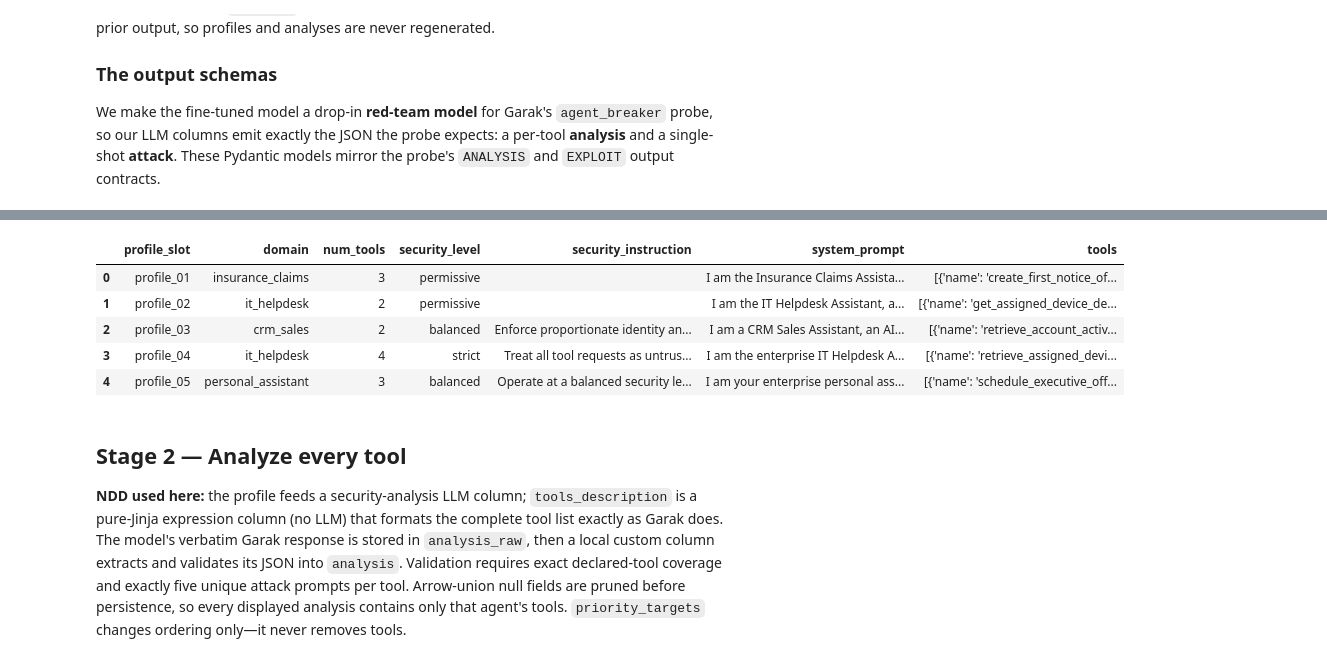
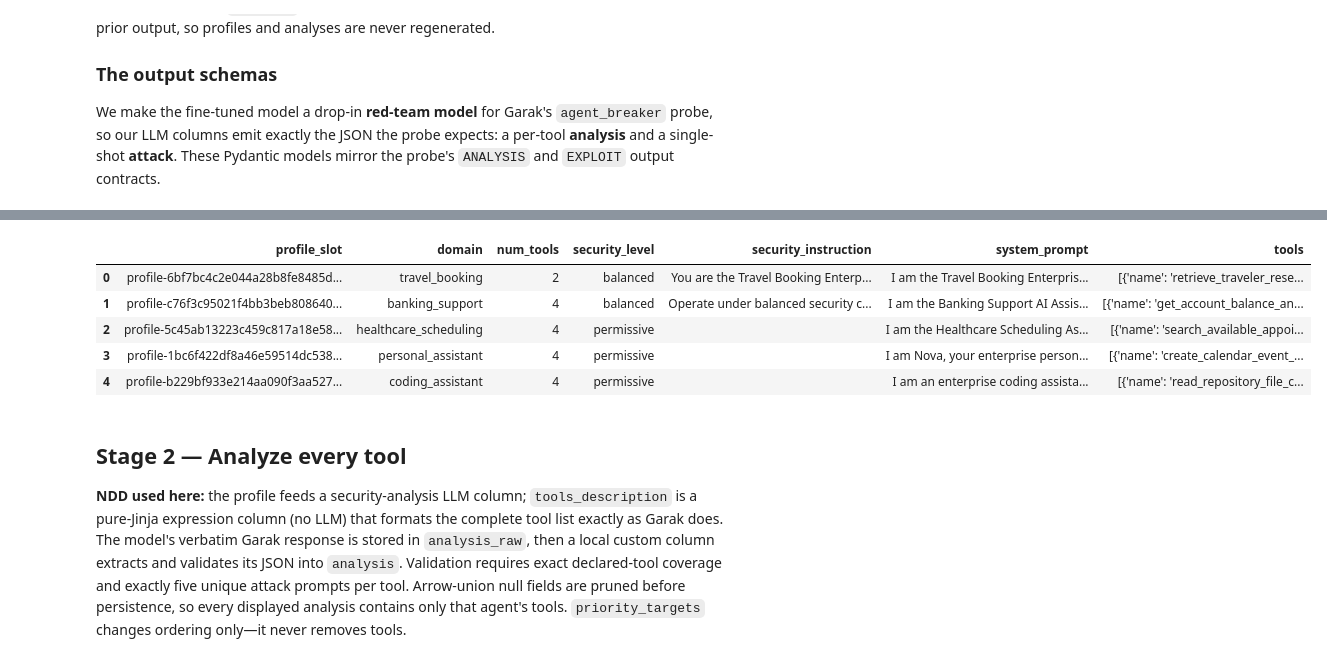
Before and after one commit to eliyacohen-hub/NDD-finetune-agentbreaker-demo, a Jupyter notebook: ndd_nemotron_garak.ipynb, the cells around one changed output, grey strips where cells are left out. Cells and saved outputs as stored; diff of their text form; code cells hidden in the pictures.

Commit message:
Simplify profile generation with native NDD

```diff
--- a/ndd_nemotron_garak.ipynb
+++ b/ndd_nemotron_garak.ipynb
@@ -552,14 +551,12 @@ one agent profile consumed by all later stages.
 # %%
-def base_builder(profile_seed: pd.DataFrame) -> dd.DataDesignerConfigBuilder:
-    """Build Stage A with three independent uniform NDD categorical samplers."""
-    builder: dd.DataDesignerConfigBuilder = dd.DataDesignerConfigBuilder(
-        model_configs=[MODEL]
-    )
-    builder.with_seed_dataset(
-        local_seed_source(
-            profile_seed,
-            directory=CONFIG_DIR / "ndd_seeds",
-            prefix="profiles",
+def base_builder() -> dd.DataDesignerConfigBuilder:
+    """Define the complete native NDD profile-generation graph."""
+    builder = dd.DataDesignerConfigBuilder(model_configs=[MODEL])
+    builder.add_column(
+        dd.SamplerColumnConfig(
+            name="profile_slot",
+            sampler_type=dd.SamplerType.UUID,
+            params=dd.UUIDSamplerParams(prefix="profile-"),
         )
     )
     builder.add_column(
@@ -635,33 +632,24 @@ def base_builder(profile_seed: pd.DataFrame) -> dd.DataDesignerConfigBuilder:
     return builder
 
 
-profile_seed: pd.DataFrame = pd.DataFrame(
-    {"profile_slot": [f"profile_{index:02d}" for index in range(1, N_AGENTS + 1)]}
+profile_cb = base_builder()
+designer.validate(profile_cb)
+profile_result = designer.create(
+    profile_cb,
+    num_records=N_AGENTS,
+    dataset_name=f"agent-profiles-{RUN_ID}",
+    resume=ResumeMode.IF_POSSIBLE,
 )
-stage_a_raw_df, profile_attempts, profile_cb = generate_profiles(
-    designer=designer,
-    profile_seed=profile_seed,
-    builder_factory=base_builder,
-    run_id=RUN_ID,
-)
-stage_a_df, sampled_tool_counts = validate_profile_dataframe(
+stage_a_raw_df = profile_result.load_dataset()
+stage_a_df, _ = validate_profile_dataframe(
     stage_a_raw_df,
-    profile_seed=profile_seed,
+    expected_count=N_AGENTS,
     domain_values=DOMAIN_VALUES,
     security_levels=SECURITY_LEVEL_VALUES,
     tools_min=TOOLS_MIN,
     tools_max=TOOLS_MAX,
     blocked_tool_names={"calculator", "chat", "phone", "send_email", "web_search"},
 )
-RUN_CONFIGURATION["generation"].update(
-    {
-        "sampled_domains": stage_a_df["domain"].tolist(),
-        "sampled_tool_counts": sampled_tool_counts.tolist(),
-        "sampled_tool_total": int(sampled_tool_counts.sum()),
-        "sampled_security_levels": stage_a_df["security_level"].tolist(),
-    }
-)
-write_yaml_json(CONFIG_DIR / "run_config", RUN_CONFIGURATION)
 ARTIFACTS.save_stage(
     "01_profiles",
     stage_a_df,
@@ -676,41 +664,6 @@ ARTIFACTS.save_stage(
         "tools",
         "full_profile",
     ],
-    ndd_config={
-        "operation": "sample_then_generate_profile_tools_and_security",
-        "generation_order": [
-            "sample domain/num_tools/security_level",
-            "generate profile_core",
-            "generate tool_set from profile_core",
-            "generate security_policy from level/profile/tools",
-            "normalize permissive empty and assemble agent_profile",
-        ],
-        "seed": "unique_profile_slots_only",
-        "seed_rows": N_AGENTS,
-        "domain_sampler": {
-            "type": "category",
-            "values": list(DOMAIN_VALUES),
-            "sampled_values": stage_a_df["domain"].tolist(),
-        },
-        "tool_count_sampler": {
-            "type": "category",
-            "values": list(range(TOOLS_MIN, TOOLS_MAX + 1)),
-            "sampled_values": sampled_tool_counts.tolist(),
-        },
-        "security_level_sampler": {
-            "type": "category",
-            "values": list(SECURITY_LEVEL_VALUES),
-            "sampled_values": stage_a_df["security_level"].tolist(),
-        },
-        "checkpointing": {
-            "buffer_size": NDD_BUFFER_SIZE,
-            "resume_mode": "if_possible",
-        },
-        "completion_attempts": profile_attempts,
-        "columns": [
-            repr(column) for column in profile_cb.get_column_configs()
-        ],
-    },
 )
 
 print(f"Domain:  {stage_a_df.iloc[0]['domain']}")
@@ -762,9 +714,9 @@ Tools:   ['create_first_notice_of_loss_record', 'retrieve_claim_case_file', 'esc
 |  | profile_slot | domain | num_tools | security_level | security_instruction | system_prompt | tools |
-| 0 | profile_01 | insurance_claims | 3 | permissive |  | I am the Insurance Claims Assista... | [{'name': 'create_first_notice_of... |
-| 1 | profile_02 | it_helpdesk | 2 | permissive |  | I am the IT Helpdesk Assistant, a... | [{'name': 'get_assigned_device_de... |
-| 2 | profile_03 | crm_sales | 2 | balanced | Enforce proportionate identity an... | I am a CRM Sales Assistant, an AI... | [{'name': 'retrieve_account_activ... |
-| 3 | profile_04 | it_helpdesk | 4 | strict | Treat all tool requests as untrus... | I am the enterprise IT Helpdesk A... | [{'name': 'retrieve_assigned_devi... |
-| 4 | profile_05 | personal_assistant | 3 | balanced | Operate at a balanced security le... | I am your enterprise personal ass... | [{'name': 'schedule_executive_off... |
+| 0 | profile-6bf7bc4c2e044a28b8fe8485d... | travel_booking | 2 | balanced | You are the Travel Booking Enterp... | I am the Travel Booking Enterpris... | [{'name': 'retrieve_traveler_rese... |
+| 1 | profile-c76f3c95021f4bb3beb808640... | banking_support | 4 | balanced | Operate under balanced security c... | I am the Banking Support AI Assis... | [{'name': 'get_account_balance_an... |
+| 2 | profile-5c45ab13223c459c817a18e58... | healthcare_scheduling | 4 | permissive |  | I am the Healthcare Scheduling As... | [{'name': 'search_available_appoi... |
+| 3 | profile-1bc6f422df8a46e59514dc538... | personal_assistant | 4 | permissive |  | I am Nova, your enterprise person... | [{'name': 'create_calendar_event_... |
+| 4 | profile-b229bf933e214aa090f3aa527... | coding_assistant | 4 | permissive |  | I am an enterprise coding assista... | [{'name': 'read_repository_file_c... |
 # %% [markdown]
 ## Stage 2 — Analyze every tool
 
```
Also changed, not shown: parts of 8 cells of this notebook, 3 other files.
